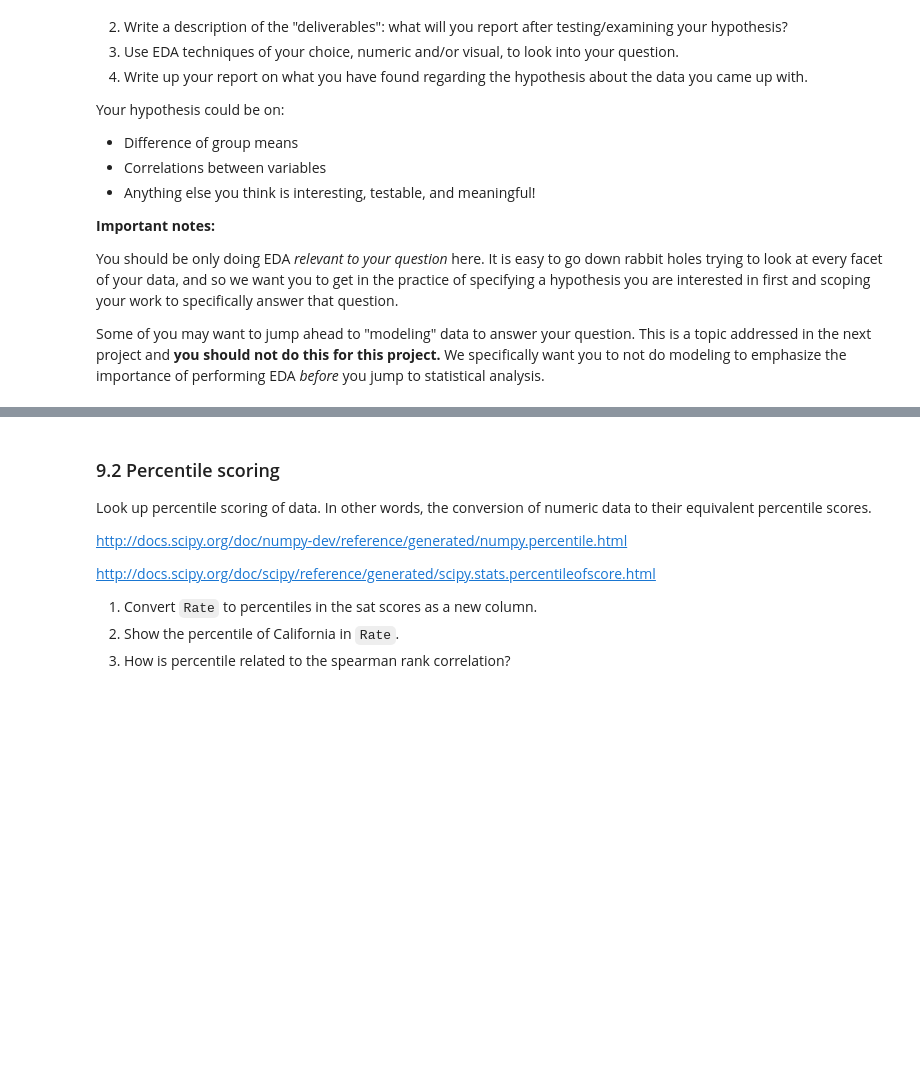
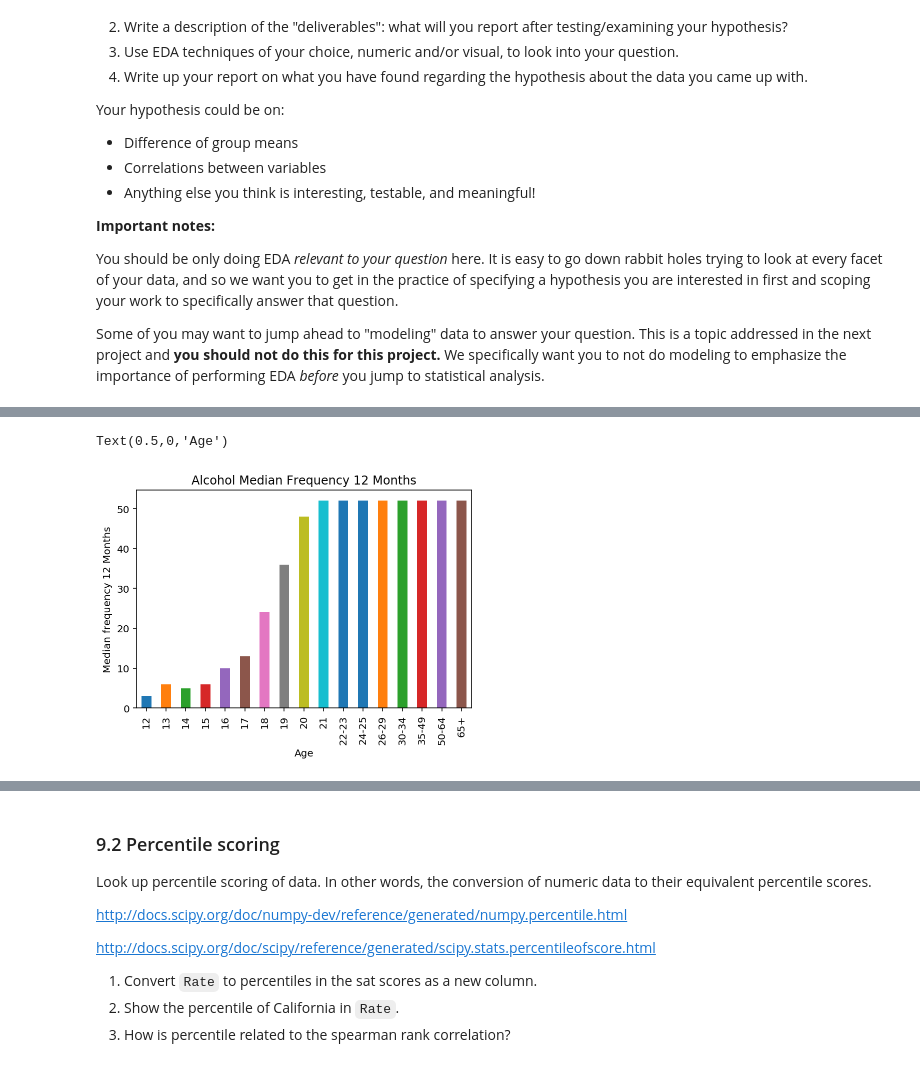
Before and after one commit to Zachlim06/project_submissions, a Jupyter notebook: project-2_working_file/project-02-v2-starter-code.ipynb, the cells around one changed output, grey strips where cells are left out. Drawn from its saved outputs; the diff is of its cells as text; code cells hidden in the pictures; blank space fills up the shorter version.

```diff
--- a/project-2_working_file/project-02-v2-starter-code.ipynb
+++ b/project-2_working_file/project-02-v2-starter-code.ipynb
@@ -554,0 +627,7 @@ Some things to consider doing:
+# %%
+# we want to compare median frequency as well
+pivot_drug_freq = drug.pivot_table(values =['alcohol_frequency','marijuana_frequency',
+                                       'cocaine_frequency','crack_frequency','heroin_frequency',
+                                       'hallucinogen_frequency','inhalant_frequency','painreliever_frequency',
+                                       'oxycontin_frequency','tranquilizer_frequency','stimulant_frequency',
+                                       'meth_frequency','sedative_frequency'],columns = 'age')
@@ -583,0 +684,8 @@ Some of you may want to jump ahead to "modeling" data to answer your question. T
+# %%
+pivot_drug_freq.stack().to_frame()[0]['alcohol_frequency'].plot(kind='bar')
+plt.title ('Alcohol Median Frequency 12 Months')
+plt.ylabel('Median frequency 12 Months')
+plt.xlabel ('Age')
+# %% [output]
+Text(0.5,0,'Age')
+[figure, added]
```
Also changed, not shown: parts of 49 cells of this notebook.
